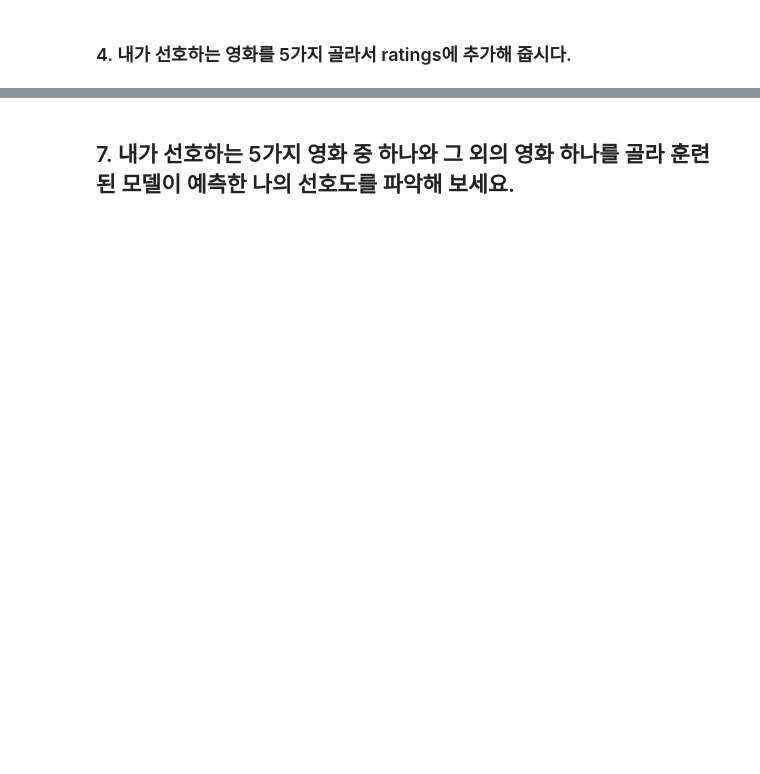
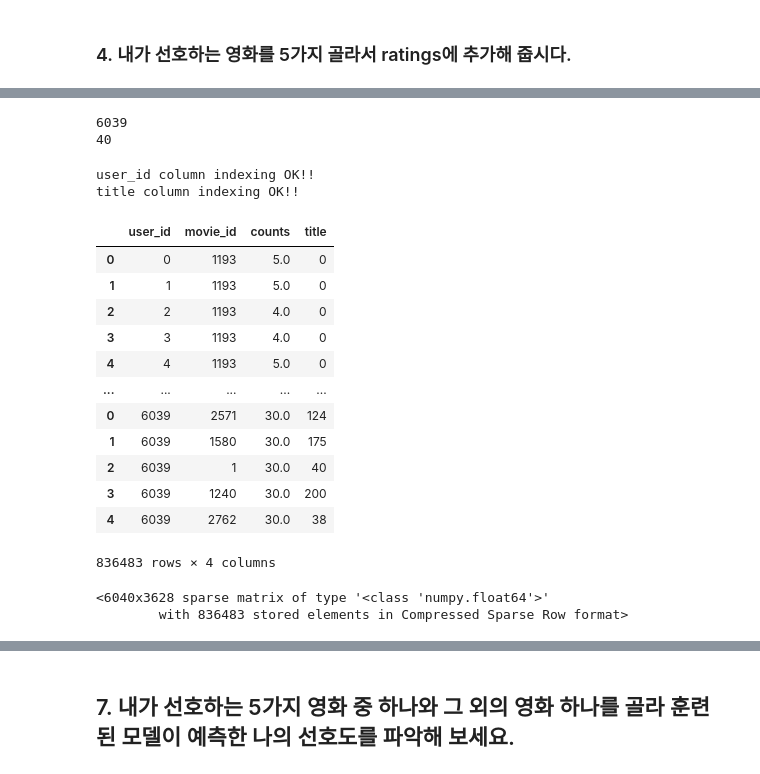
Before and after one commit to jx-dohwan/Aiffel_Exp_Project, a Jupyter notebook: [Exp_13]Movie_recommendations.ipynb, the cells around one changed output, grey strips where cells are left out. Cells and saved outputs as stored; diff of their text form; code cells hidden in the pictures; blank space fills up the shorter version.

```diff
--- a/[Exp_13]Movie_recommendations.ipynb
+++ b/[Exp_13]Movie_recommendations.ipynb
@@ -209,0 +220,12 @@ if not data.isin({''})
+# %%
+# 영화 타이틀, user_id, counts, genre, movie_id필요
+my_favorite = ['Matrix, The (1999)' , 'Men in Black (1997)' ,'Toy Story (1995)' ,'Terminator, The (1984)' ,'Sixth Sense, The (1999)']
+my_movie_id = [2571, 1580, 1, 1240, 2762]
+
+my_playlist = pd.DataFrame({'user_id' : [6041] *5, 'movie_id' : my_movie_id, 'title': my_favorite, 'counts':[30]*5})
+
+
+if not movies_data.isin({'user_id':[6041]})['user_id'].any():  # user_id에 'zimin'이라는 데이터가 없다면
+    movies_data = movies_data.append(my_playlist)                           # 위에 임의로 만든 my_favorite 데이터를 추가해 줍니다.
+
+movies_data.tail(10)    # 잘 추가되었는지 확인해 봅시다'
@@ -209,0 +247,64 @@ if not data.isin({''})
+# %%
+# 고유한 유저, 아티스트를 찾아내는 코드
+user_unique = movies_data['user_id'].unique()
+title_unique = movies_data['title'].unique()
+
+# 유저, 아티스트 indexing 하는 코드 idx는 index의 약자입니다.
+user_to_idx = {v:k for k,v in enumerate(user_unique)}
+title_to_idx = {v:k for k,v in enumerate(title_unique)}
+# %%
+# 인덱싱이 잘 되었는지 확인해 봅니다.
+print(user_to_idx[6041])    # 358869명의 유저 중 마지막으로 추가된 유저이니 358868이 나와야 합니다.
+print(title_to_idx['Toy Story (1995)'])
+# %% [output]
+6039
+40
+# %%
+# indexing을 통해 데이터 컬럼 내 값을 바꾸는 코드
+# dictionary 자료형의 get 함수는 https://wikidocs.net/16 을 참고하세요.
+
+# user_to_idx.get을 통해 user_id 컬럼의 모든 값을 인덱싱한 Series를 구해 봅시다.
+# 혹시 정상적으로 인덱싱되지 않은 row가 있다면 인덱스가 NaN이 될 테니 dropna()로 제거합니다.
+temp_user_data = movies_data['user_id'].map(user_to_idx.get).dropna()
+if len(temp_user_data) == len(movies_data):   # 모든 row가 정상적으로 인덱싱되었다면
+    print('user_id column indexing OK!!')
+    movies_data['user_id'] = temp_user_data   # data['user_id']을 인덱싱된 Series로 교체해 줍니다.
+else:
+    print('user_id column indexing Fail!!')
+
+# title_to_idx을 통해 title 컬럼도 동일한 방식으로 인덱싱해 줍니다.
+temp_title_data = movies_data['title'].map(title_to_idx.get).dropna()
+if len(temp_title_data) == len(movies_data):
+    print('title column indexing OK!!')
+    movies_data['title'] = temp_title_data
+else:
+    print('title column indexing Fail!!')
+
+movies_data
+# %% [output]
+user_id column indexing OK!!
+title column indexing OK!!
+|  | user_id | movie_id | counts | title |
+| 0 | 0 | 1193 | 5.0 | 0 |
+| 1 | 1 | 1193 | 5.0 | 0 |
+| 2 | 2 | 1193 | 4.0 | 0 |
+| 3 | 3 | 1193 | 4.0 | 0 |
+| 4 | 4 | 1193 | 5.0 | 0 |
+| ... | ... | ... | ... | ... |
+| 0 | 6039 | 2571 | 30.0 | 124 |
+| 1 | 6039 | 1580 | 30.0 | 175 |
+| 2 | 6039 | 1 | 30.0 | 40 |
+| 3 | 6039 | 1240 | 30.0 | 200 |
+| 4 | 6039 | 2762 | 30.0 | 38 |
+836483 rows × 4 columns
+# %%
+from scipy.sparse import csr_matrix
+
+num_user = movies_data['user_id'].nunique()
+num_title = movies_data['title'].nunique()
+
+csr_movies_data = csr_matrix((movies_data.counts, (movies_data.user_id, movies_data.title)), shape= (num_user, num_title))
+csr_movies_data
+# %% [output]
+<6040x3628 sparse matrix of type '<class 'numpy.float64'>'
+        with 836483 stored elements in Compressed Sparse Row format>
```
Also changed, not shown: parts of 49 cells of this notebook.
